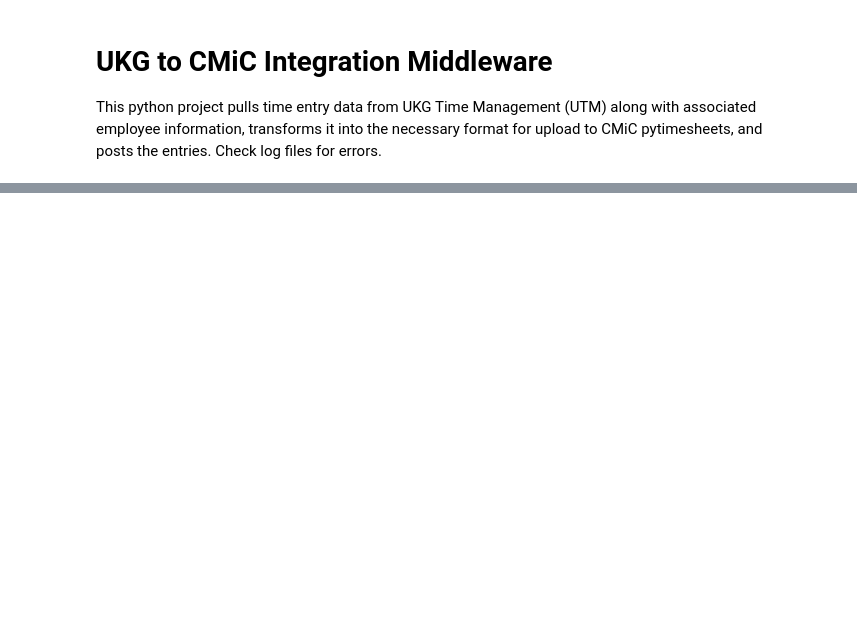
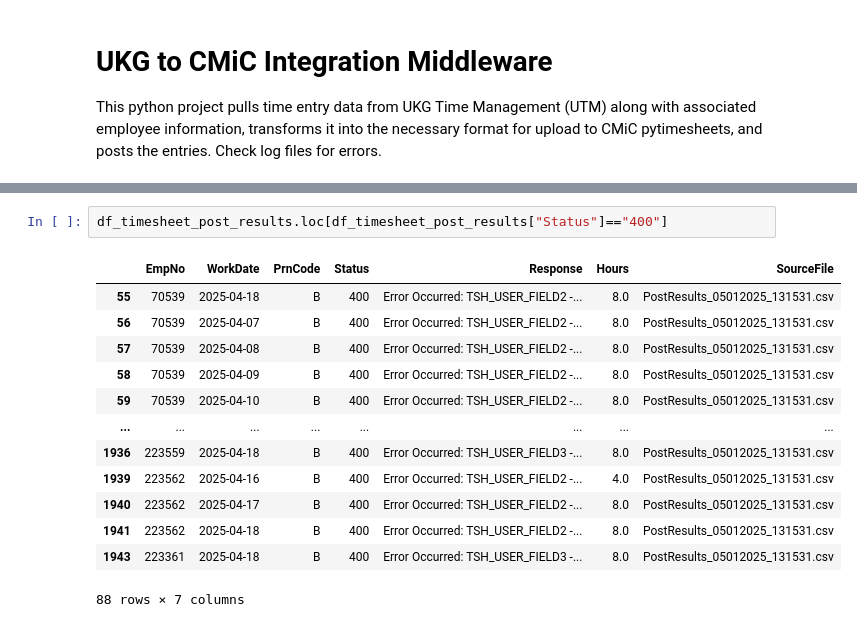
Before and after one commit to MaFoley/UKG, a Jupyter notebook: timesheet_integration.ipynb, the cells around one changed output, grey strips where cells are left out. Cells and saved outputs as stored; diff of their text form; blank space fills up the shorter version.

```diff
--- a/timesheet_integration.ipynb
+++ b/timesheet_integration.ipynb
@@ -107,0 +106,16 @@ chart
+# %%
+df_timesheet_post_results.loc[df_timesheet_post_results["Status"]=="400"]
+# %% [output]
+|  | EmpNo | WorkDate | PrnCode | Status | Response | Hours | SourceFile |
+| 55 | 70539 | 2025-04-18 | B | 400 | Error Occurred: TSH_USER_FIELD2 -... | 8.0 | PostResults_05012025_131531.csv |
+| 56 | 70539 | 2025-04-07 | B | 400 | Error Occurred: TSH_USER_FIELD2 -... | 8.0 | PostResults_05012025_131531.csv |
+| 57 | 70539 | 2025-04-08 | B | 400 | Error Occurred: TSH_USER_FIELD2 -... | 8.0 | PostResults_05012025_131531.csv |
+| 58 | 70539 | 2025-04-09 | B | 400 | Error Occurred: TSH_USER_FIELD2 -... | 8.0 | PostResults_05012025_131531.csv |
+| 59 | 70539 | 2025-04-10 | B | 400 | Error Occurred: TSH_USER_FIELD2 -... | 8.0 | PostResults_05012025_131531.csv |
+| ... | ... | ... | ... | ... | ... | ... | ... |
+| 1936 | 223559 | 2025-04-18 | B | 400 | Error Occurred: TSH_USER_FIELD3 -... | 8.0 | PostResults_05012025_131531.csv |
+| 1939 | 223562 | 2025-04-16 | B | 400 | Error Occurred: TSH_USER_FIELD2 -... | 4.0 | PostResults_05012025_131531.csv |
+| 1940 | 223562 | 2025-04-17 | B | 400 | Error Occurred: TSH_USER_FIELD2 -... | 8.0 | PostResults_05012025_131531.csv |
+| 1941 | 223562 | 2025-04-18 | B | 400 | Error Occurred: TSH_USER_FIELD2 -... | 8.0 | PostResults_05012025_131531.csv |
+| 1943 | 223361 | 2025-04-18 | B | 400 | Error Occurred: TSH_USER_FIELD3 -... | 8.0 | PostResults_05012025_131531.csv |
+88 rows × 7 columns
```
Also changed, not shown: parts of 6 cells of this notebook, 2 other files.
